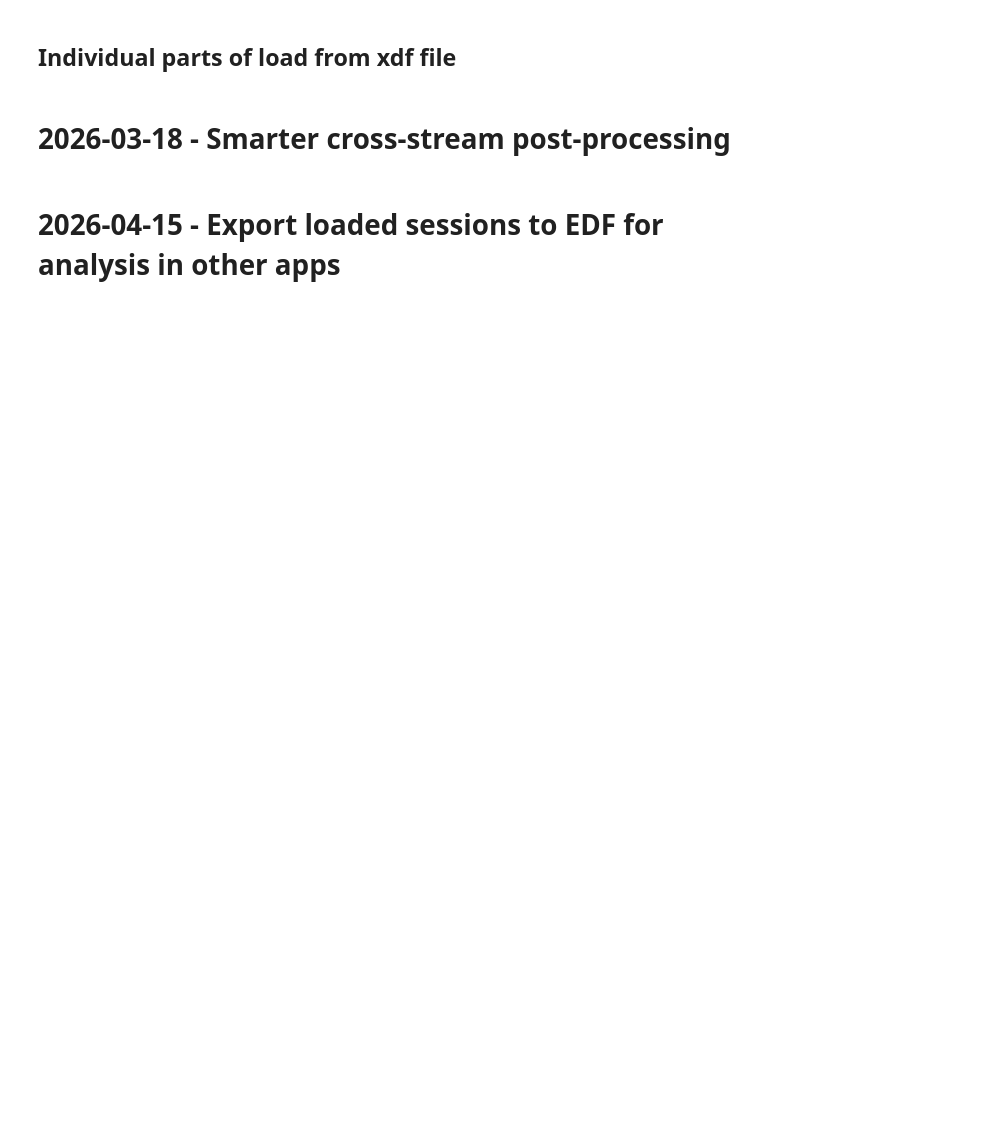
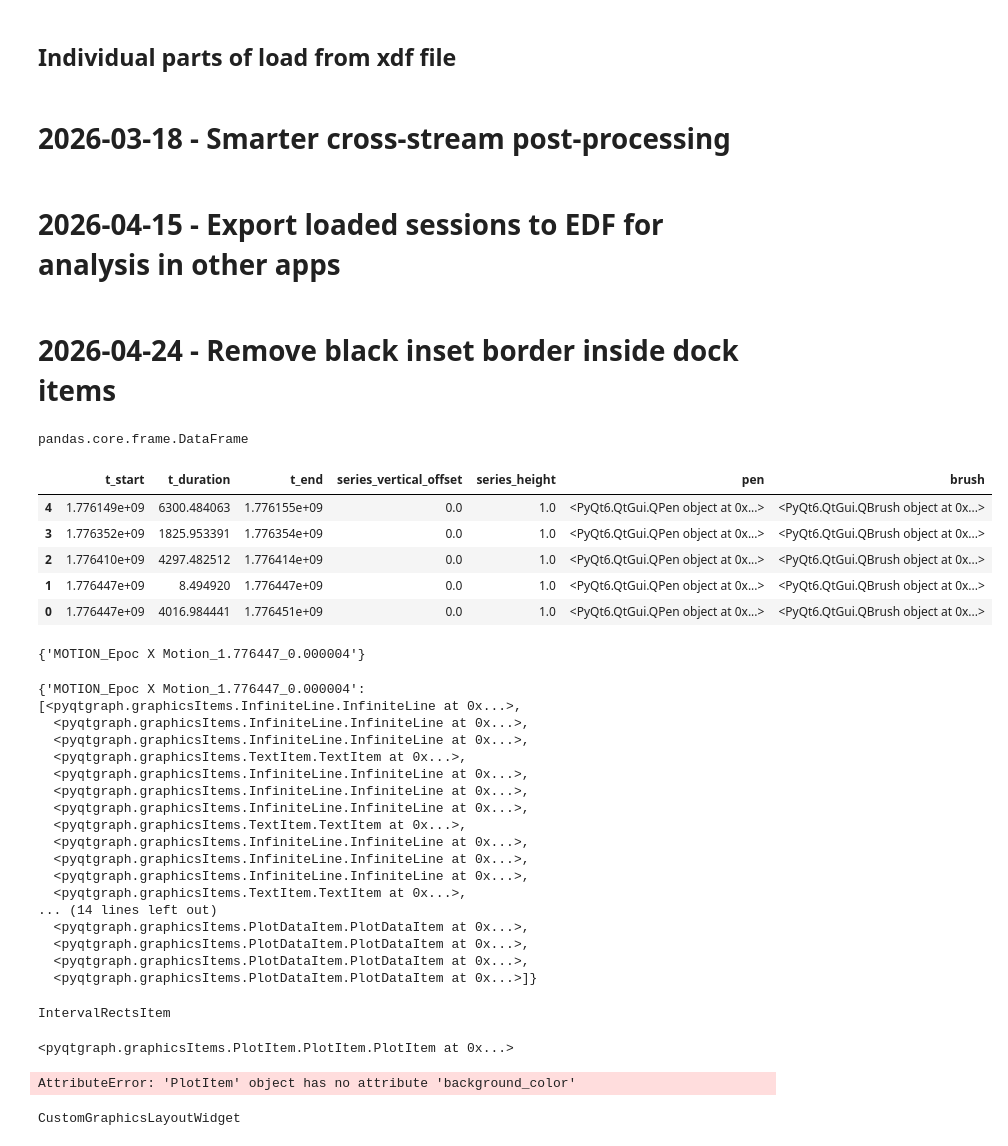
Before and after one commit to PhoPersonalOrg/pyPhoTimeline, a Jupyter notebook: testing_notebook.ipynb, the cells around one changed output. Drawn from its saved outputs; the diff is of its cells as text; code cells hidden in the pictures; blank space fills up the shorter version.

```diff
--- a/testing_notebook.ipynb
+++ b/testing_notebook.ipynb
@@ -1921,3 +1971,67 @@ LabRecorder_Apogee_2025-09-18T15-18-39
 LabRecorder_2025-09-19T02-22-10.mat
 # %%
 a_raw.save_to_edf(
+# %% [markdown]
+# 2026-04-24 - Remove black inset border inside dock items
+# %%
+from pypho_timeline.core.pyqtgraph_time_synchronized_widget import PyqtgraphTimeSynchronizedWidget
+from pypho_timeline.widgets.custom_graphics_layout_widget import CustomGraphicsLayoutWidget
+
+
+a_track_name: str = 'MOTION_Epoc X Motion'
+# a_track_name: str = 'EEG_Epoc X'
+a_renderer = timeline.track_renderers[a_track_name]
+a_detail_renderer = a_renderer.detail_renderer # MotionPlotDetailRenderer
+a_ds = timeline.track_datasources[a_track_name]
+# interval = a_ds.intervals_df
+interval = a_ds.get_overview_intervals()
+# interval = None
+type(interval)
+interval
+a_renderer.visible_intervals
+a_renderer.detail_graphics
+a_renderer.overview_rects_item
+
+
+dDisplayItem = timeline.ui.dynamic_docked_widget_container.find_display_dock(identifier=a_track_name) # Dock
+a_widget: PyqtgraphTimeSynchronizedWidget = timeline.ui.matplotlib_view_widgets[a_track_name] # PyqtgraphTimeSynchronizedWidget
+a_root_graphics_layout_widget: CustomGraphicsLayoutWidget = a_widget.getRootGraphicsLayoutWidget()
+a_plot_item = a_widget.getRootPlotItem()
+a_plot_item
+# %% [output]
+pandas.core.frame.DataFrame
+|  | t_start | t_duration | t_end | series_vertical_offset | series_height | pen | brush |
+| 4 | 1.776149e+09 | 6300.484063 | 1.776155e+09 | 0.0 | 1.0 | <PyQt6.QtGui.QPen object at 0x...> | <PyQt6.QtGui.QBrush object at 0x...> |
+| 3 | 1.776352e+09 | 1825.953391 | 1.776354e+09 | 0.0 | 1.0 | <PyQt6.QtGui.QPen object at 0x...> | <PyQt6.QtGui.QBrush object at 0x...> |
+| 2 | 1.776410e+09 | 4297.482512 | 1.776414e+09 | 0.0 | 1.0 | <PyQt6.QtGui.QPen object at 0x...> | <PyQt6.QtGui.QBrush object at 0x...> |
+| 1 | 1.776447e+09 | 8.494920 | 1.776447e+09 | 0.0 | 1.0 | <PyQt6.QtGui.QPen object at 0x...> | <PyQt6.QtGui.QBrush object at 0x...> |
+| 0 | 1.776447e+09 | 4016.984441 | 1.776451e+09 | 0.0 | 1.0 | <PyQt6.QtGui.QPen object at 0x...> | <PyQt6.QtGui.QBrush object at 0x...> |
+{'MOTION_Epoc X Motion_1.776447_0.000004'}
+{'MOTION_Epoc X Motion_1.776447_0.000004': [<pyqtgraph.graphicsItems.InfiniteLine.InfiniteLine at 0x...>,
+  <pyqtgraph.graphicsItems.InfiniteLine.InfiniteLine at 0x...>,
+  <pyqtgraph.graphicsItems.InfiniteLine.InfiniteLine at 0x...>,
+  <pyqtgraph.graphicsItems.TextItem.TextItem at 0x...>,
+  <pyqtgraph.graphicsItems.InfiniteLine.InfiniteLine at 0x...>,
+  <pyqtgraph.graphicsItems.InfiniteLine.InfiniteLine at 0x...>,
+  <pyqtgraph.graphicsItems.InfiniteLine.InfiniteLine at 0x...>,
+  <pyqtgraph.graphicsItems.TextItem.TextItem at 0x...>,
+  <pyqtgraph.graphicsItems.InfiniteLine.InfiniteLine at 0x...>,
+  <pyqtgraph.graphicsItems.InfiniteLine.InfiniteLine at 0x...>,
+  <pyqtgraph.graphicsItems.InfiniteLine.InfiniteLine at 0x...>,
+  <pyqtgraph.graphicsItems.TextItem.TextItem at 0x...>,
+... (14 lines left out)
+  <pyqtgraph.graphicsItems.PlotDataItem.PlotDataItem at 0x...>,
+  <pyqtgraph.graphicsItems.PlotDataItem.PlotDataItem at 0x...>,
+  <pyqtgraph.graphicsItems.PlotDataItem.PlotDataItem at 0x...>,
+  <pyqtgraph.graphicsItems.PlotDataItem.PlotDataItem at 0x...>]}
+IntervalRectsItem
+<pyqtgraph.graphicsItems.PlotItem.PlotItem.PlotItem at 0x...>
+# %%
+a_plot_item.setAutoFillBackground(True)
+a_plot_item.background_color
+# %% [output]
+AttributeError: 'PlotItem' object has no attribute 'background_color'
+# %%
+a_root_graphics_layout_widget.
+# %% [output]
+CustomGraphicsLayoutWidget
```
Also changed, not shown: parts of 15 cells of this notebook, 1 other file.
